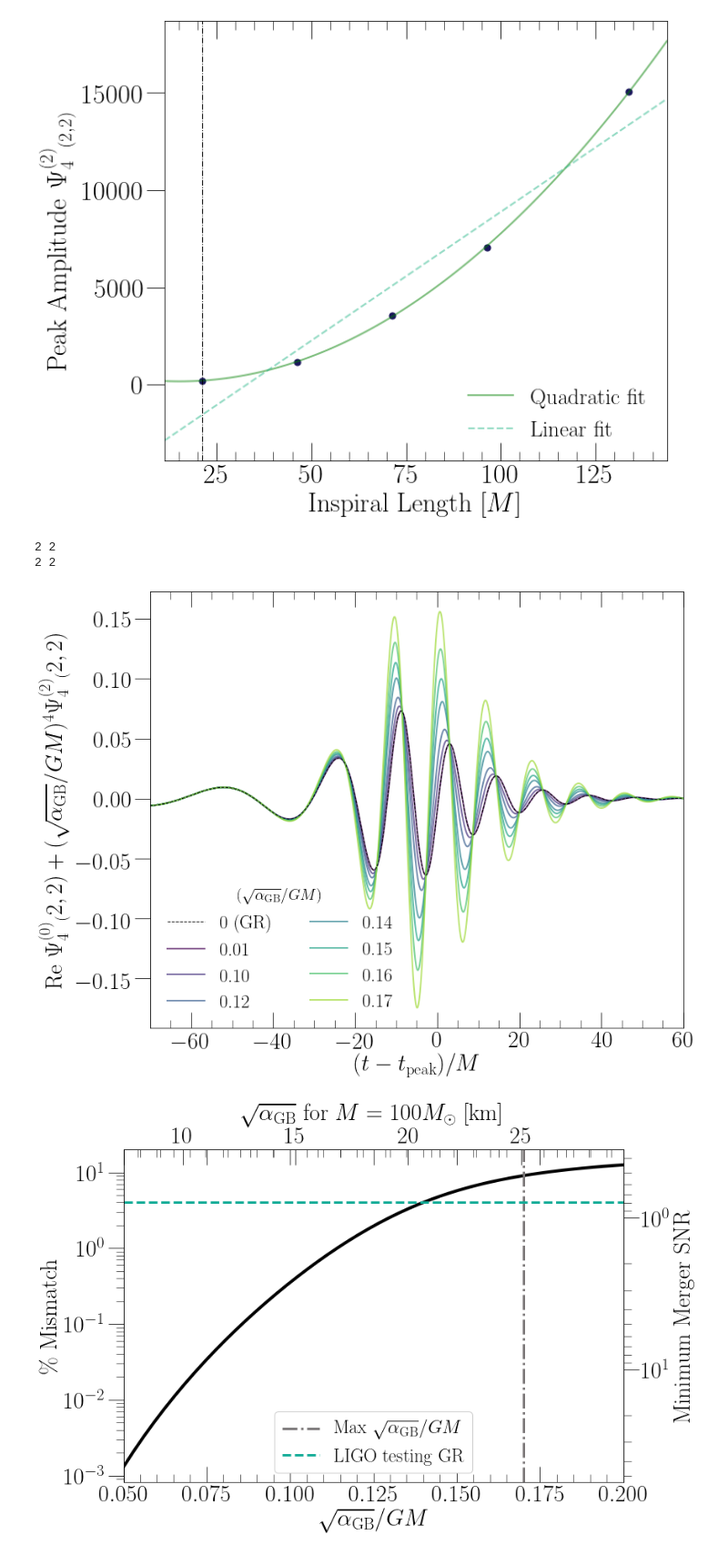
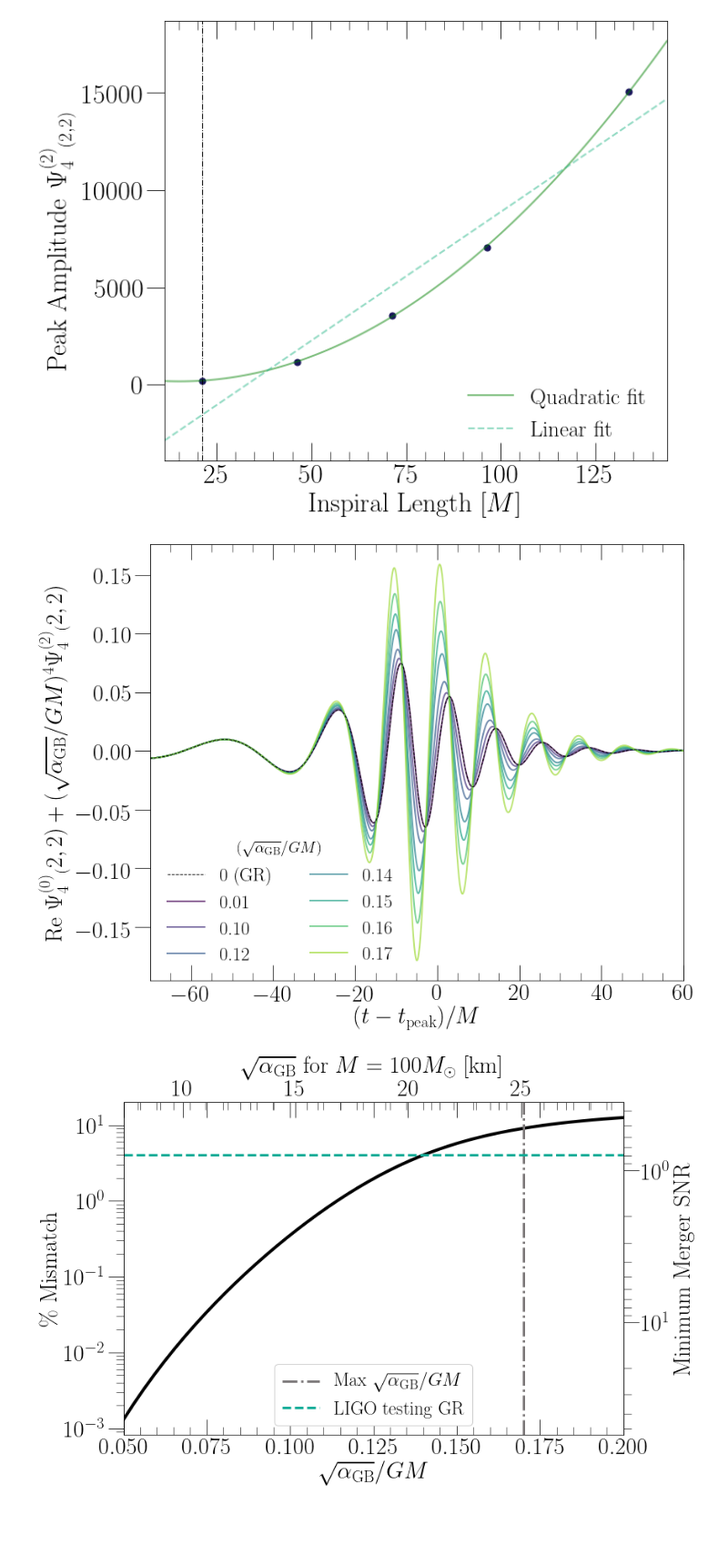
Before and after one commit to mariaokounkova/EDGB, a Jupyter notebook: GW150914/EDGB_GW.ipynb, the cells around one changed output. Shown at 91% size. Drawn from its saved outputs; the diff is of its cells as text; code cells hidden in the pictures; blank space fills up the shorter version.

```diff
--- a/GW150914/EDGB_GW.ipynb
+++ b/GW150914/EDGB_GW.ipynb
@@ -520,20 +544,22 @@ def TogetherPlot(log=False):
     color_map='viridis'
     figname = 'Together_log' if log else 'Together'
 
-    cut_min = -100
-    cut_max = 100
     lev = 0
 
+    rad = 10
     f, ax = plt.subplots(1, figsize=(12,6) if log else (12, 9))
 
-    #time, data = GethPsi4Mode(ev_dir(2500, 25, lev=lev), radius=0)
-    time, data = GethPsi4ModeExtrapolated(ex_dir(2500, 25, lev=lev))
+    time, data = GethPsi4Mode(ev_dir(2500, 25, lev=lev), radius=rad)
+    #time, data = GethPsi4ModeExtrapolated(ex_dir(2500, 25, lev=lev))
     t_peak = GetPeakTimeModeReal(time, data)
     time = time - t_peak
+    ## Cut the time with the ramp time because that wasn't done
+    cut_min = min(time) - 25
+    cut_max = max(time)
     time, data = CutTimes(time, data, cut_min, cut_max)
 
-    #gr_time, gr_data = GetPsi4Mode(bev_dir(lev=lev), radius=0)
-    gr_time, gr_data = GetPsi4ModeExtrapolated(bex_dir(lev=lev))
+    gr_time, gr_data = GetPsi4Mode(bev_dir(lev=lev), radius=rad)
+    #gr_time, gr_data = GetPsi4ModeExtrapolated(bex_dir(lev=lev))
     gr_time = gr_time - t_peak
     gr_time, gr_data = CutTimes(gr_time, gr_data, cut_min, cut_max)
 
@@ -555,36 +581,34 @@ def TogetherPlot(log=False):
         ax.plot(time, total, lw=2.0, label='%.2f' % l, color=color,alpha=0.7)
     ax.plot(time, gr_data, lw=1.0, ls='--', color='black')
 
 
     legend = ax.legend(fontsize=24, loc='lower left', frameon=False, ncol=2, \
                        title=r'$(\sqrt{\alpha_\mathrm{GB}}/GM)$')
     plt.setp(legend.get_title(),fontsize=20)
     ax.set_ylabel(r'Re $\Psi_4^{(0)} {}_(2,2) + (\sqrt{\alpha_\mathrm{GB}}/GM)^4 \Psi_4^{(2)} {}_(2,2)$' , \
                   fontsize=30)
     if log:
        ax.set_ylabel(r'$\|\textrm{Re }\Psi_4^{(0)} {}_(2,2) + (\sqrt{\alpha_\mathrm{GB}}/GM)^4 \Psi_4^{(2)} {}_(2,2)\|$' \
                      , fontsize=26)
     ax.set_xlim(-50, 50)
     ax.set_xlim(cut_min, cut_max)
     if log:
         ax.set_ylim(3e-3, 1e-1)
         ax.set_xlim(-80, 20)
     else:
         ax.set_xlim(-70, 60)
     ax.set_xlabel('$(t - t_\mathrm{peak})/M$', fontsize=30)
     if log:
         ax.set_yscale('log')
 
     plt.tight_layout()
     plt.savefig(figname + '.pdf')
     plt.show()
 
 TogetherPlot()
 #TogetherPlot(log=True)
 # %% [output]
-2 2
-2 2
-[figure, old version]
+[figure, new version]
 # %%
 ## Overlap calculation
 
```
Also changed, not shown: parts of 3 cells of this notebook.
